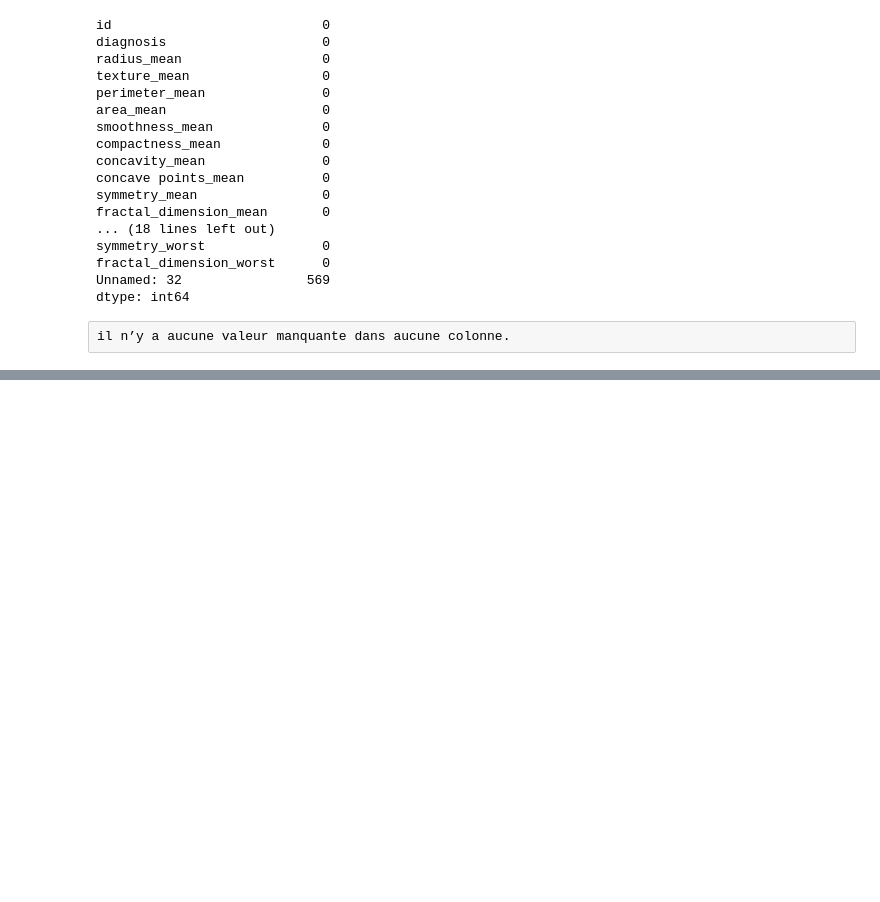
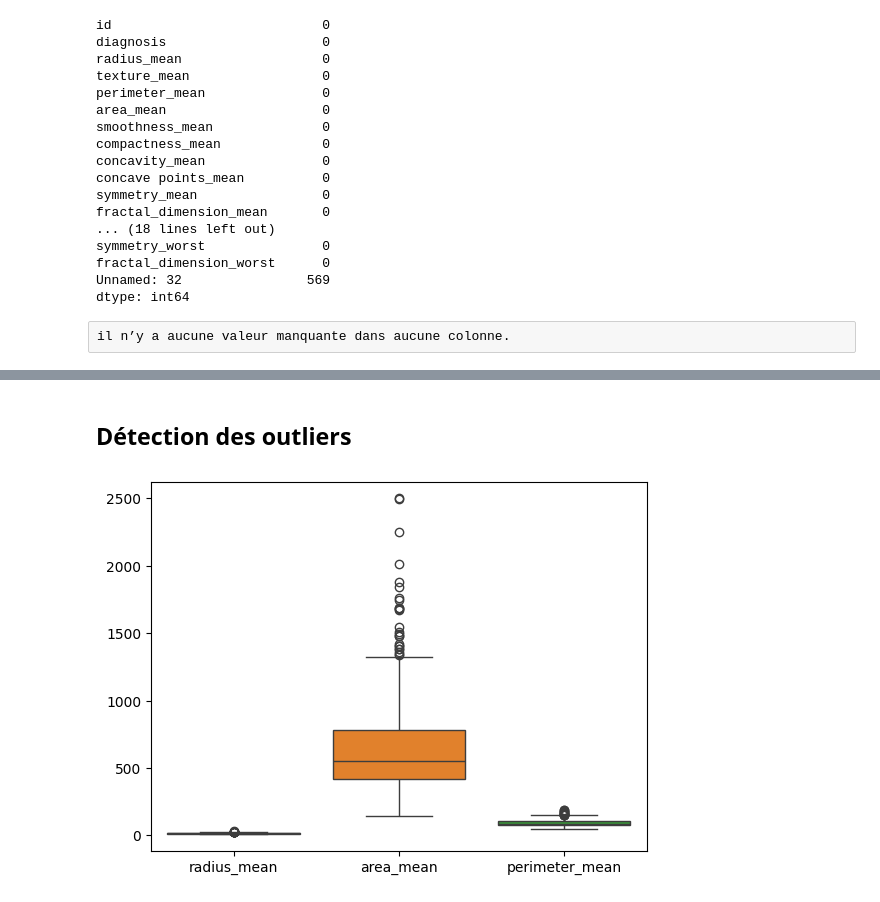
Before and after one commit to sarhanhamdi/ML_Project_Crisp-dm, a Jupyter notebook: Project_RF/Projet_RF.ipynb, the cells around one changed output, grey strips where cells are left out. Saved outputs shown, nothing was run; the diff lists cells and outputs as text; code cells hidden in the pictures; blank space fills up the shorter version.

```diff
--- a/Project_RF/Projet_RF.ipynb
+++ b/Project_RF/Projet_RF.ipynb
@@ -111,0 +202,7 @@ il n’y a aucune valeur manquante dans aucune colonne.
+# %% [markdown]
+## Détection des outliers
+# %%
+sns.boxplot(data=bc[['radius_mean','area_mean','perimeter_mean']])
+plt.show()
+# %% [output]
+[figure, added]
```
Also changed, not shown: parts of 24 cells of this notebook.
